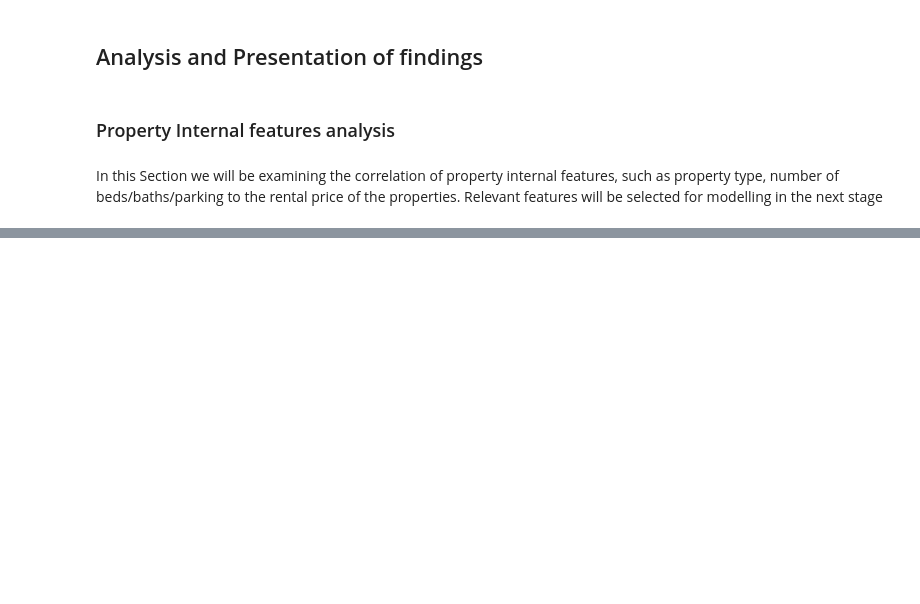
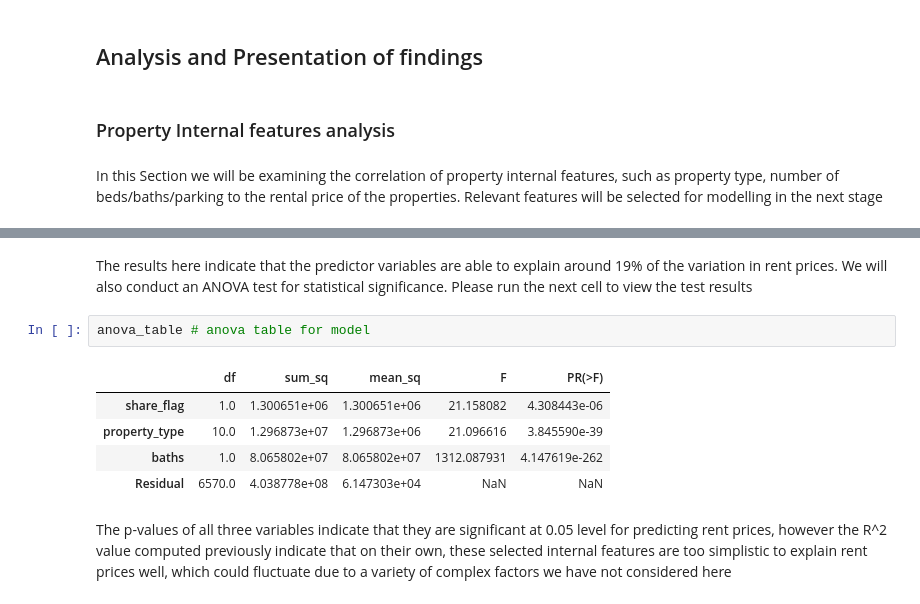
Before and after one commit to MAST30034-Applied-Data-Science/generic-real-estate-consulting-project-18, a Jupyter notebook: notebooks/Summary_notebook_final.ipynb, the cells around one changed output, grey strips where cells are left out. Drawn from its saved outputs; the diff is of its cells as text; blank space fills up the shorter version.

```diff
--- a/notebooks/Summary_notebook_final.ipynb
+++ b/notebooks/Summary_notebook_final.ipynb
@@ -91,0 +79,12 @@ corr.style.background_gradient(cmap='coolwarm')
+# %% [markdown]
+The results here indicate that the predictor variables are able to explain around 19% of the variation in rent prices. We will also conduct an ANOVA test for statistical significance. Please run the next cell to view the test results
+# %%
+anova_table # anova table for model
+# %% [output]
+|  | df | sum_sq | mean_sq | F | PR(>F) |
+| share_flag | 1.0 | 1.300651e+06 | 1.300651e+06 | 21.158082 | 4.308443e-06 |
+| property_type | 10.0 | 1.296873e+07 | 1.296873e+06 | 21.096616 | 3.845590e-39 |
+| baths | 1.0 | 8.065802e+07 | 8.065802e+07 | 1312.087931 | 4.147619e-262 |
+| Residual | 6570.0 | 4.038778e+08 | 6.147303e+04 | NaN | NaN |
+# %% [markdown]
+The p-values of all three variables indicate that they are significant at 0.05 level for predicting rent prices, however the R^2 value computed previously indicate that on their own, these selected internal features are too simplistic to explain rent prices well, which could fluctuate due to a variety of complex factors we have not considered here
```
Also changed, not shown: parts of 9 cells of this notebook.
